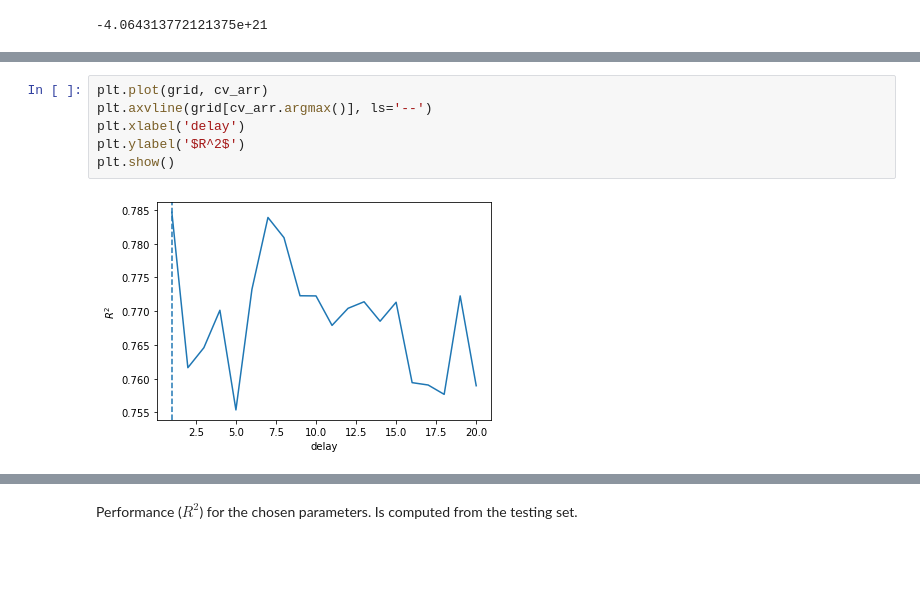
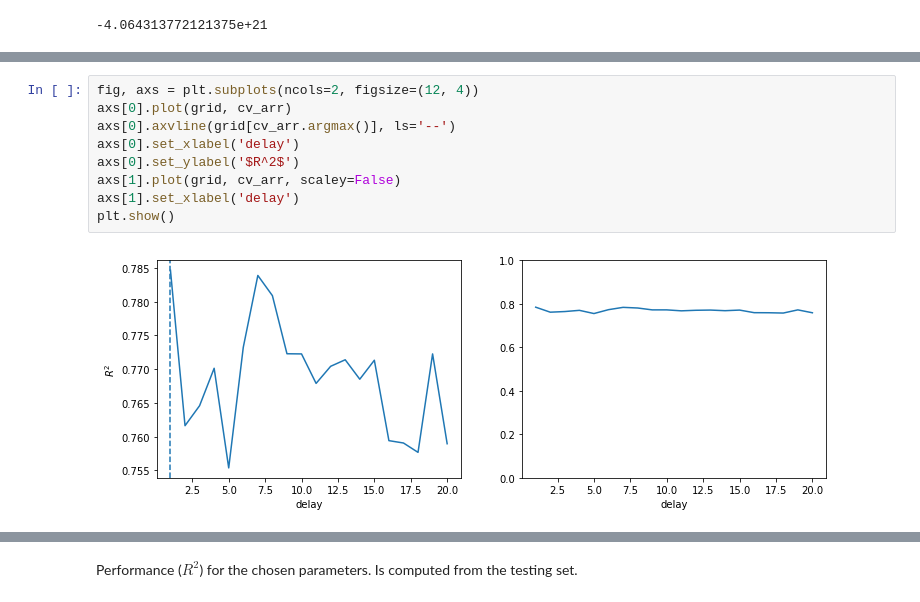
Before and after one commit to alexmadrinanfdez/covid-policy-analysis, a Jupyter notebook: linear-analysis.ipynb, the cells around one changed output, grey strips where cells are left out. Drawn from its saved outputs; the diff is of its cells as text; blank space fills up the shorter version.

```diff
--- a/linear-analysis.ipynb
+++ b/linear-analysis.ipynb
@@ -1143,11 +1147,14 @@ cv_arr.mean()
-# %%
-plt.plot(grid, cv_arr)
-plt.axvline(grid[cv_arr.argmax()], ls='--')
-plt.xlabel('delay')
-plt.ylabel('$R^2$')
-plt.show()
-# %% [output]
-[figure, removed]
+# %%
+fig, axs = plt.subplots(ncols=2, figsize=(12, 4))
+axs[0].plot(grid, cv_arr)
+axs[0].axvline(grid[cv_arr.argmax()], ls='--')
+axs[0].set_xlabel('delay')
+axs[0].set_ylabel('$R^2$')
+axs[1].plot(grid, cv_arr, scaley=False)
+axs[1].set_xlabel('delay')
+plt.show()
+# %% [output]
+[figure, added]
 # %%
 def linear_model(region, delay=12, print=False):
   '''Policy effect on cases based on linear model.
```
Also changed, not shown: parts of 65 cells of this notebook.
